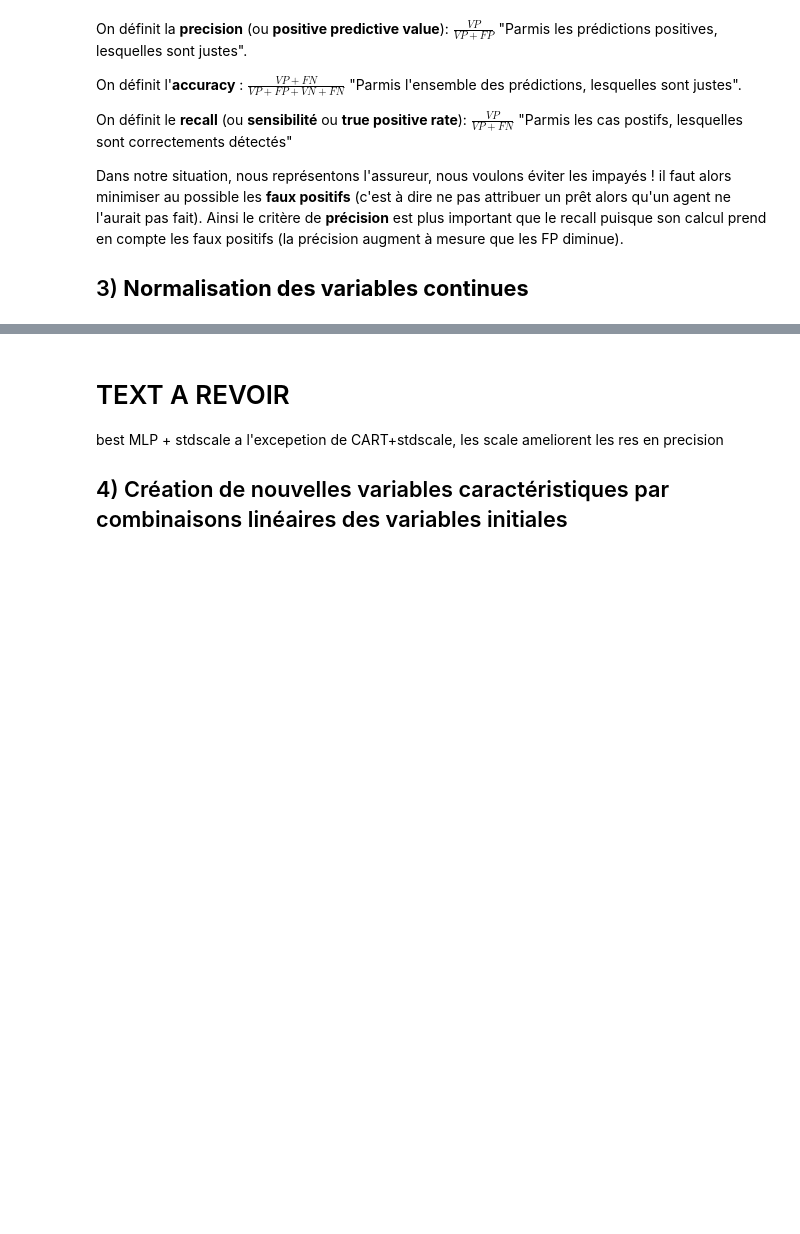
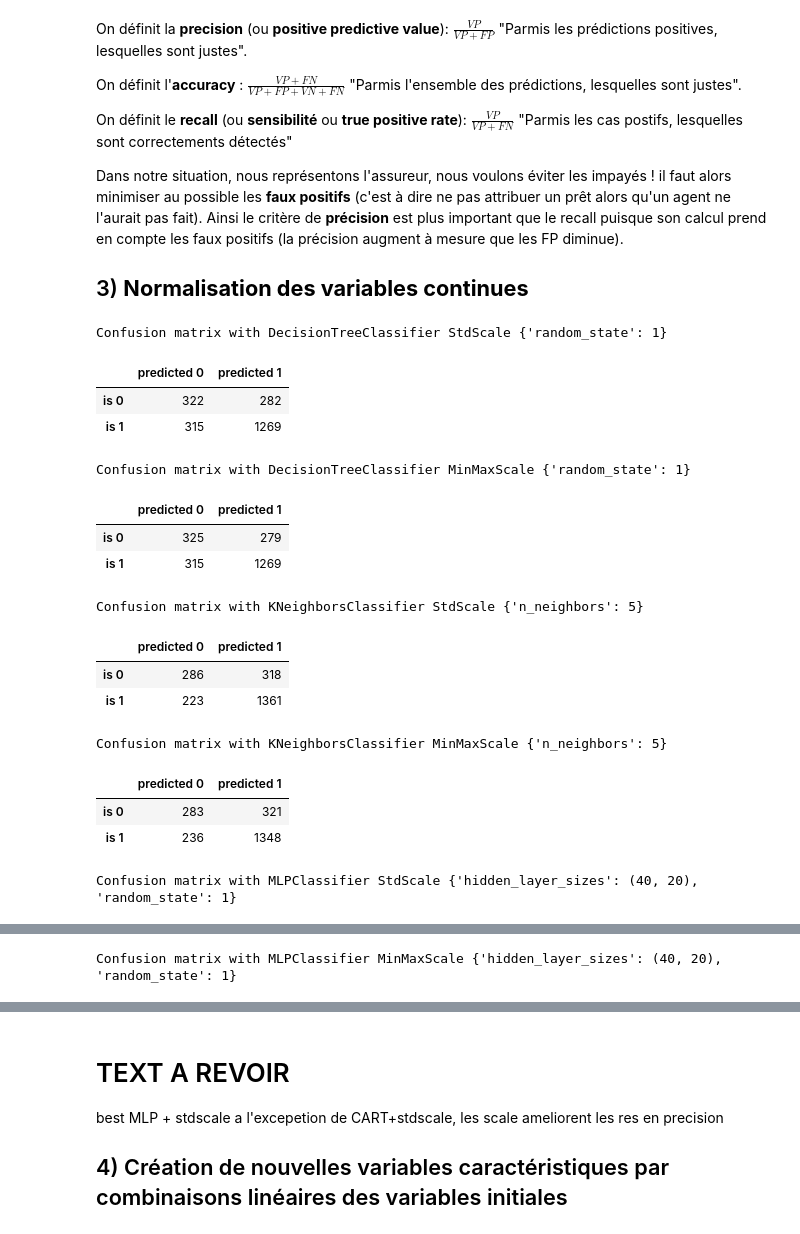
Before and after one commit to tyrosine-rex/tp_taa_apprentissage_supervisee, a Jupyter notebook: source/tp.ipynb, the cells around one changed output, grey strips where cells are left out. Saved outputs shown, nothing was run; the diff lists cells and outputs as text; code cells hidden in the pictures; blank space fills up the shorter version.

```diff
--- a/source/tp.ipynb
+++ b/source/tp.ipynb
@@ -139,57 +137,49 @@ Ainsi le critère de **précision** est plus important que le recall puisque son
 # %%
 from sklearn.preprocessing import MinMaxScaler, StandardScaler
 
-# init scaler std sur xtrain
+# Standard scaling datas
 stdScale=StandardScaler()
 stdScale.fit(xtrain)
+xtrain_ss, xtest_ss = stdScale.transform(xtrain), stdScale.transform(xtest)
 
-# application du scaler std
-xtrain_ss = stdScale.transform(xtrain)
-xtest_ss = stdScale.transform(xtest)
-
-# init scaler minmax sur xtrain
+# Min max scaling datas
 mmScale= MinMaxScaler()
 mmScale.fit(xtrain)
-
-# application du scaler minmax
-xtrain_mm = mmScale.transform(xtrain)
-xtest_mm = mmScale.transform(xtest)
+xtrain_mm, xtest_mm = mmScale.transform(xtrain), mmScale.transform(xtest)
 # %%
-# CART tree + StdScale
-newline, _ = test_model(xtrain_ss, ytrain, xtest_ss, ytest,
-                        DecisionTreeClassifier, random_state=1,
-                        comment="StdScale")
-comparative_df = pd.concat([comparative_df, newline], ignore_index=True)
+datas_ss = (xtrain_ss, ytrain, xtest_ss, ytest)
+datas_mm = (xtrain_mm, ytrain, xtest_mm, ytest)
 
-# CART tree + MinMaxScale
-newline, _ = test_model(xtrain_mm, ytrain, xtest_mm, ytest,
-                        DecisionTreeClassifier, random_state=1,
-                        comment="MinMaxScale")
-comparative_df = pd.concat([comparative_df, newline], ignore_index=True)
+# CART test with different data scaling
+cart_test_ss = test_model(*datas_ss, DecisionTreeClassifier, random_state=1, comment="StdScale")
+cart_test_mm = test_model(*datas_mm, DecisionTreeClassifier, random_state=1, comment="MinMaxScale")
 
-# K voisins + StdScale
-newline, _ = test_model(xtrain_ss, ytrain, xtest_ss, ytest,
-                                KNeighborsClassifier, n_neighbors=5,
-                                comment="StdScale")
-comparative_df = pd.concat([comparative_df, newline], ignore_index=True)
+# KNN test with different data scaling
+knn_test_ss = test_model(*datas_ss, KNeighborsClassifier, n_neighbors=5, comment="StdScale")
+knn_test_mm = test_model(*datas_mm, KNeighborsClassifier, n_neighbors=5, comment="MinMaxScale")
 
-# K voisins + MinMaxScale
-newline, _ = test_model(xtrain_mm, ytrain, xtest_mm, ytest,
-                                KNeighborsClassifier, n_neighbors=5,
-                                comment="MinMaxScale")
-comparative_df = pd.concat([comparative_df, newline], ignore_index=True)
+# MLP test with different data scaling
+mlp_test_ss = test_model(*datas_ss, MLPClassifier, hidden_layer_sizes=(40, 20), random_state=1, comment="StdScale")
+mlp_test_mm = test_model(*datas_mm, MLPClassifier, hidden_layer_sizes=(40, 20), random_state=1, comment="MinMaxScale")
 
-# perceptron multicouche 40-20 + StdScale
-newline, _ = test_model(xtrain_ss, ytrain, xtest_ss, ytest,
-                                MLPClassifier, hidden_layer_sizes=(40, 20), random_state=1,
-                                comment="StdScale")
-comparative_df = pd.concat([comparative_df, newline], ignore_index=True)
-
-# perceptron multicouche 40-20 + MinMaxScale
-newline, _ = test_model(xtrain_mm, ytrain, xtest_mm, ytest,
-                                MLPClassifier, hidden_layer_sizes=(40, 20), random_state=1,
-                                comment="MinMaxScale")
-comparative_df = pd.concat([comparative_df, newline], ignore_index=True)
-
-#drop duplicate line (if multiple evaluations of this cell)
+comparative_df = pd.concat([comparative_df, cart_test_ss, cart_test_mm, knn_test_ss, knn_test_mm, mlp_test_ss, mlp_test_mm], ignore_index=True)
+#drop duplicate line (if multiple evaluations this cells)
 comparative_df = comparative_df.drop_duplicates()
+# %% [output]
+Confusion matrix with DecisionTreeClassifier StdScale {'random_state': 1}
+|  | predicted 0 | predicted 1 |
+| is 0 | 322 | 282 |
+| is 1 | 315 | 1269 |
+Confusion matrix with DecisionTreeClassifier MinMaxScale {'random_state': 1}
+|  | predicted 0 | predicted 1 |
+| is 0 | 325 | 279 |
+| is 1 | 315 | 1269 |
+Confusion matrix with KNeighborsClassifier StdScale {'n_neighbors': 5}
+|  | predicted 0 | predicted 1 |
+| is 0 | 286 | 318 |
+| is 1 | 223 | 1361 |
+Confusion matrix with KNeighborsClassifier MinMaxScale {'n_neighbors': 5}
+|  | predicted 0 | predicted 1 |
+| is 0 | 283 | 321 |
+| is 1 | 236 | 1348 |
+Confusion matrix with MLPClassifier StdScale {'hidden_layer_sizes': (40, 20), 'random_state': 1}
@@ -195,0 +189 @@ comparative_df = comparative_df.drop_duplicates()
+Confusion matrix with MLPClassifier MinMaxScale {'hidden_layer_sizes': (40, 20), 'random_state': 1}
```
Also changed, not shown: parts of 27 cells of this notebook.
